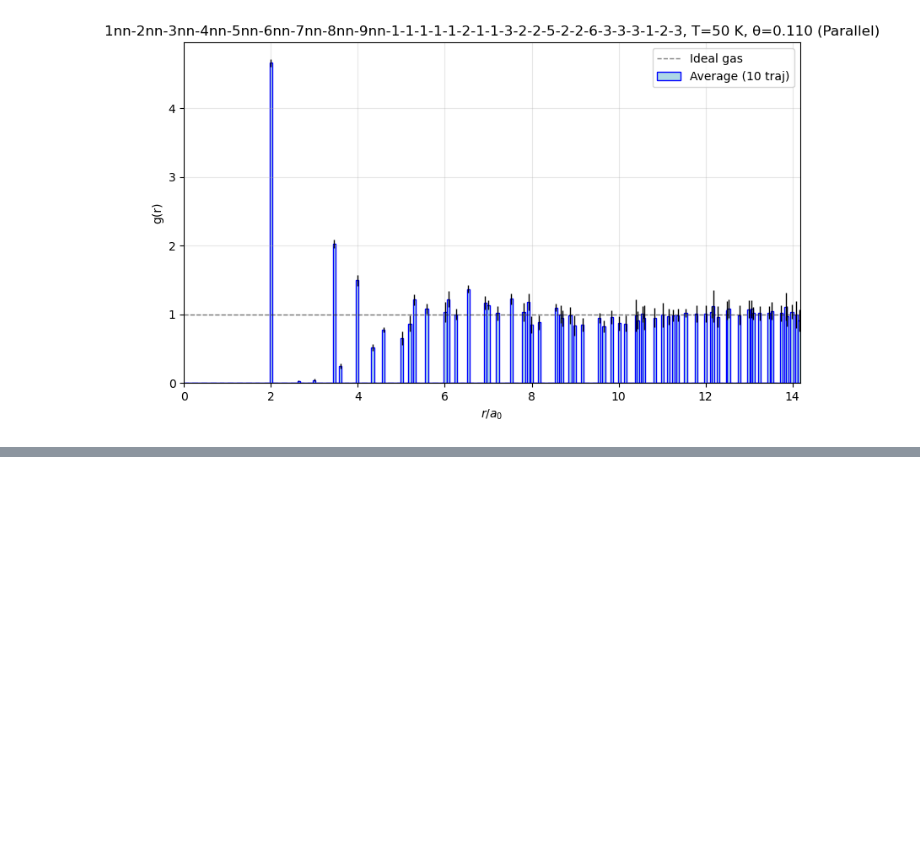
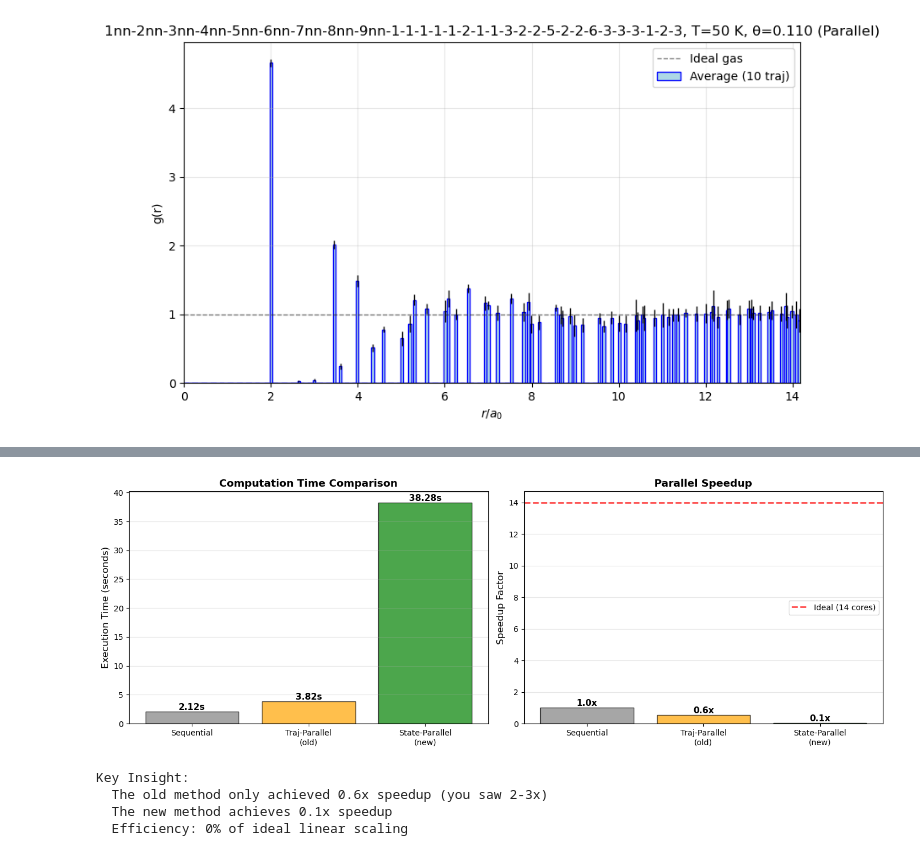
Before and after one commit to akandra/O_Pt111, a Jupyter notebook: test_trajectory.ipynb, the cells around one changed output, grey strips where cells are left out. Saved outputs shown, nothing was run; the diff lists cells and outputs as text; code cells hidden in the pictures; blank space fills up the shorter version.

```diff
--- a/test_trajectory.ipynb
+++ b/test_trajectory.ipynb
@@ -176,9 +187,9 @@ for traj in trajs:
     times, energies = traj.get_energy_vs_time()
 
     # Bin the energy values
-    for time, energy in zip(times, energies):
-        if time <= end_time:
-            bin_index = np.digitize(time, time_bins, right=False) - 1
+    for t, energy in zip(times, energies):
+        if t <= end_time:
+            bin_index = np.digitize(t, time_bins, right=False) - 1
             if 0 <= bin_index < n_time_bins:
                 energy_hist[bin_index] += energy
 
@@ -528,0 +825,51 @@ plt.show()
+# %%
+# Visualize speedup comparison
+fig, (ax1, ax2) = plt.subplots(1, 2, figsize=(14, 5))
+
+# Bar chart of execution times
+methods = ['Sequential', 'Traj-Parallel\n(old)', 'State-Parallel\n(new)']
+times = [t_compute, t_traj_parallel, t_state_parallel]
+colors = ['gray', 'orange', 'green']
+
+bars = ax1.bar(methods, times, color=colors, alpha=0.7, edgecolor='black')
+ax1.set_ylabel('Execution Time (seconds)', fontsize=12)
+ax1.set_title('Computation Time Comparison', fontsize=13, fontweight='bold')
+ax1.grid(axis='y', alpha=0.3)
+
+# Add value labels on bars
+for bar, time in zip(bars, times):
+    height = bar.get_height()
+    ax1.text(bar.get_x() + bar.get_width()/2., height,
+            f'{time:.2f}s', ha='center', va='bottom', fontsize=11, fontweight='bold')
+
+# Speedup comparison
+speedups = [1.0, t_compute/t_traj_parallel, t_compute/t_state_parallel]
+ideal_speedup = min(mp.cpu_count(), len(trajs) * len(trajs[0].states))
+
+bars2 = ax2.bar(methods, speedups, color=colors, alpha=0.7, edgecolor='black')
+ax2.axhline(mp.cpu_count(), color='red', linestyle='--', linewidth=2,
+           label=f'Ideal ({mp.cpu_count()} cores)', alpha=0.7)
+ax2.set_ylabel('Speedup Factor', fontsize=12)
+ax2.set_title('Parallel Speedup', fontsize=13, fontweight='bold')
+ax2.grid(axis='y', alpha=0.3)
+ax2.legend(fontsize=10)
+
+# Add value labels
+for bar, speedup in zip(bars2, speedups):
+    height = bar.get_height()
+    ax2.text(bar.get_x() + bar.get_width()/2., height,
+            f'{speedup:.1f}x', ha='center', va='bottom', fontsize=11, fontweight='bold')
+
+plt.tight_layout()
+plt.show()
+
+print(f"\nKey Insight:")
+print(f"  The old method only achieved {speedups[1]:.1f}x speedup (you saw 2-3x)")
+print(f"  The new method achieves {speedups[2]:.1f}x speedup")
+print(f"  Efficiency: {speedups[2]/mp.cpu_count()*100:.0f}% of ideal linear scaling")
+# %% [output]
+[figure, added]
+Key Insight:
+  The old method only achieved 0.6x speedup (you saw 2-3x)
+  The new method achieves 0.1x speedup
+  Efficiency: 0% of ideal linear scaling
```
Also changed, not shown: parts of 12 cells of this notebook, 1 other file.
